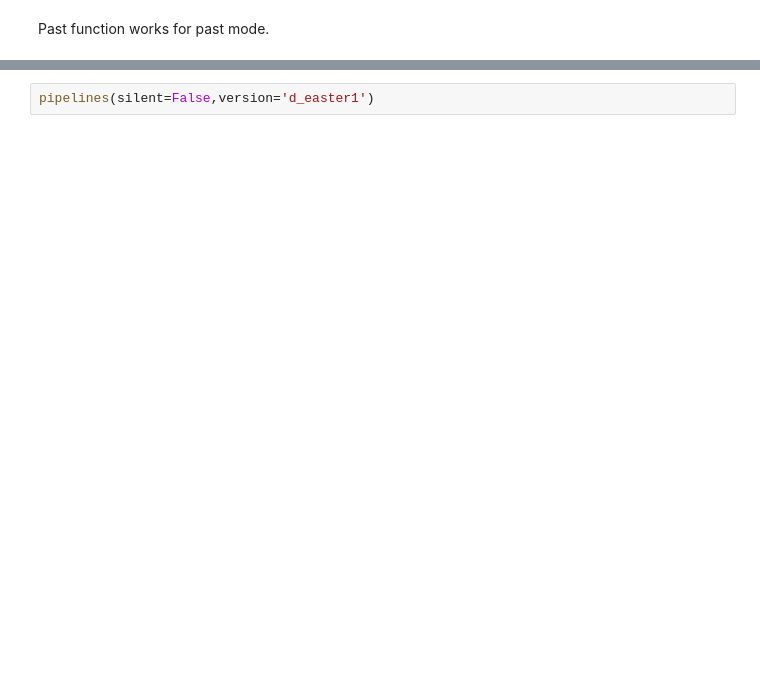
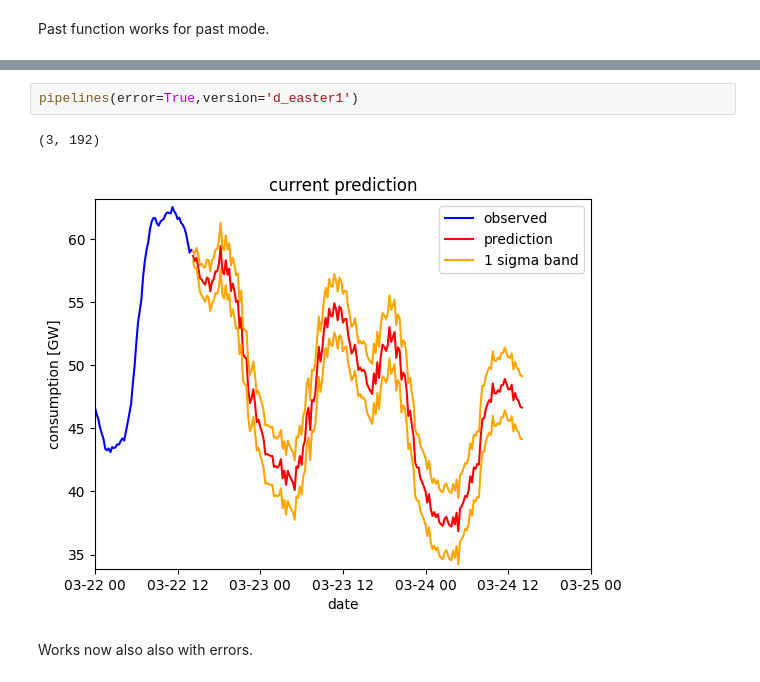
Before and after one commit to tkfritz/energy-timeseries, a Jupyter notebook: develope_new_predict.ipynb, the cells around one changed output, grey strips where cells are left out. Saved outputs shown, nothing was run; the diff lists cells and outputs as text; blank space fills up the shorter version.

```diff
--- a/develope_new_predict.ipynb
+++ b/develope_new_predict.ipynb
@@ -279,2 +288,7 @@ Also works in pipeline function with old model.
 # %%
-pipelines(silent=False,version='d_easter1')
+pipelines(error=True,version='d_easter1')
+# %% [output]
+(3, 192)
+[figure, added]
+# %% [markdown]
+Works now also also with errors.
```
Also changed, not shown: parts of 9 cells of this notebook.
